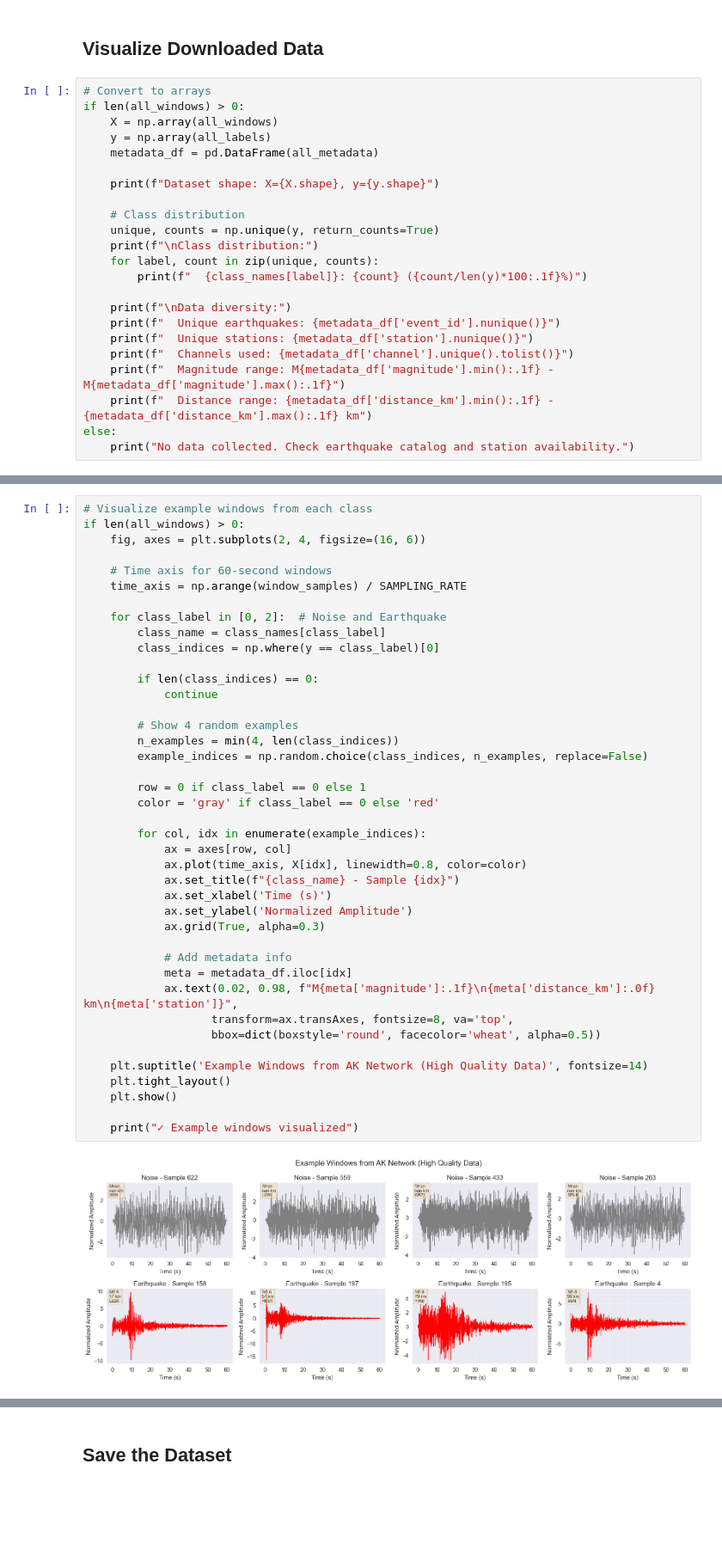
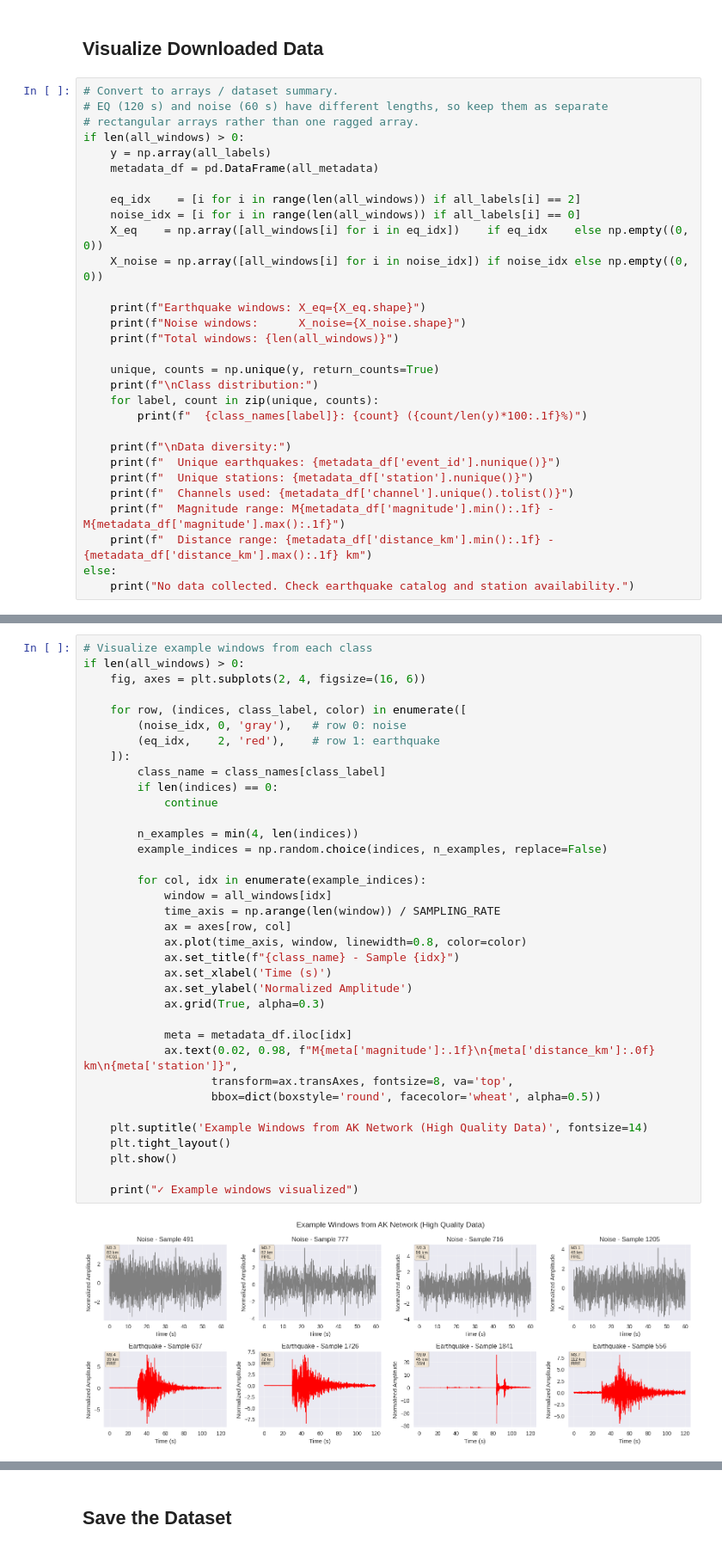
Before and after one commit to Denolle-Lab/tiny-cnn-seismicML, a Jupyter notebook: notebooks/02_labeling/download_AK_only_data.ipynb, the cells around one changed output, grey strips where cells are left out. Shown at 86% size. Cells and saved outputs as stored; diff of their text form; blank space fills up the shorter version.

Commit message:
update labeled dataset + training of compact vs standard cnn

```diff
--- a/notebooks/02_labeling/download_AK_only_data.ipynb
+++ b/notebooks/02_labeling/download_AK_only_data.ipynb
@@ -935,15 +879,22 @@ Noise download parameters:
 # %% [markdown]
 ## Visualize Downloaded Data
 # %%
-# Convert to arrays
+# Convert to arrays / dataset summary.
+# EQ (120 s) and noise (60 s) have different lengths, so keep them as separate
+# rectangular arrays rather than one ragged array.
 if len(all_windows) > 0:
-    X = np.array(all_windows)
     y = np.array(all_labels)
     metadata_df = pd.DataFrame(all_metadata)
 
-    print(f"Dataset shape: X={X.shape}, y={y.shape}")
+    eq_idx    = [i for i in range(len(all_windows)) if all_labels[i] == 2]
+    noise_idx = [i for i in range(len(all_windows)) if all_labels[i] == 0]
+    X_eq    = np.array([all_windows[i] for i in eq_idx])    if eq_idx    else np.empty((0, 0))
+    X_noise = np.array([all_windows[i] for i in noise_idx]) if noise_idx else np.empty((0, 0))
 
-    # Class distribution
+    print(f"Earthquake windows: X_eq={X_eq.shape}")
+    print(f"Noise windows:      X_noise={X_noise.shape}")
+    print(f"Total windows: {len(all_windows)}")
+
     unique, counts = np.unique(y, return_counts=True)
     print(f"\nClass distribution:")
     for label, count in zip(unique, counts):
@@ -973,46 +926,41 @@ Data diversity:
 # %%
 # Visualize example windows from each class
 if len(all_windows) > 0:
     fig, axes = plt.subplots(2, 4, figsize=(16, 6))
 
-    # Time axis for 60-second windows
-    time_axis = np.arange(window_samples) / SAMPLING_RATE
-
-    for class_label in [0, 2]:  # Noise and Earthquake
+    for row, (indices, class_label, color) in enumerate([
+        (noise_idx, 0, 'gray'),   # row 0: noise
+        (eq_idx,    2, 'red'),    # row 1: earthquake
+    ]):
         class_name = class_names[class_label]
-        class_indices = np.where(y == class_label)[0]
-
-        if len(class_indices) == 0:
+        if len(indices) == 0:
             continue
 
-        # Show 4 random examples
-        n_examples = min(4, len(class_indices))
-        example_indices = np.random.choice(class_indices, n_examples, replace=False)
-
-        row = 0 if class_label == 0 else 1
-        color = 'gray' if class_label == 0 else 'red'
+        n_examples = min(4, len(indices))
+        example_indices = np.random.choice(indices, n_examples, replace=False)
 
         for col, idx in enumerate(example_indices):
+            window = all_windows[idx]
+            time_axis = np.arange(len(window)) / SAMPLING_RATE
             ax = axes[row, col]
-            ax.plot(time_axis, X[idx], linewidth=0.8, color=color)
+            ax.plot(time_axis, window, linewidth=0.8, color=color)
             ax.set_title(f"{class_name} - Sample {idx}")
             ax.set_xlabel('Time (s)')
             ax.set_ylabel('Normalized Amplitude')
             ax.grid(True, alpha=0.3)
 
-            # Add metadata info
             meta = metadata_df.iloc[idx]
             ax.text(0.02, 0.98, f"M{meta['magnitude']:.1f}\n{meta['distance_km']:.0f} km\n{meta['station']}",
                    transform=ax.transAxes, fontsize=8, va='top',
                    bbox=dict(boxstyle='round', facecolor='wheat', alpha=0.5))
 
     plt.suptitle('Example Windows from AK Network (High Quality Data)', fontsize=14)
     plt.tight_layout()
     plt.show()
 
     print("✓ Example windows visualized")
 # %% [output]
-[figure, old version]
+[figure, new version]
 ✓ Example windows visualized
 # %%
 # Compare signal quality - spectral analysis
```
Also changed, not shown: parts of 25 cells of this notebook, 4 other files.
